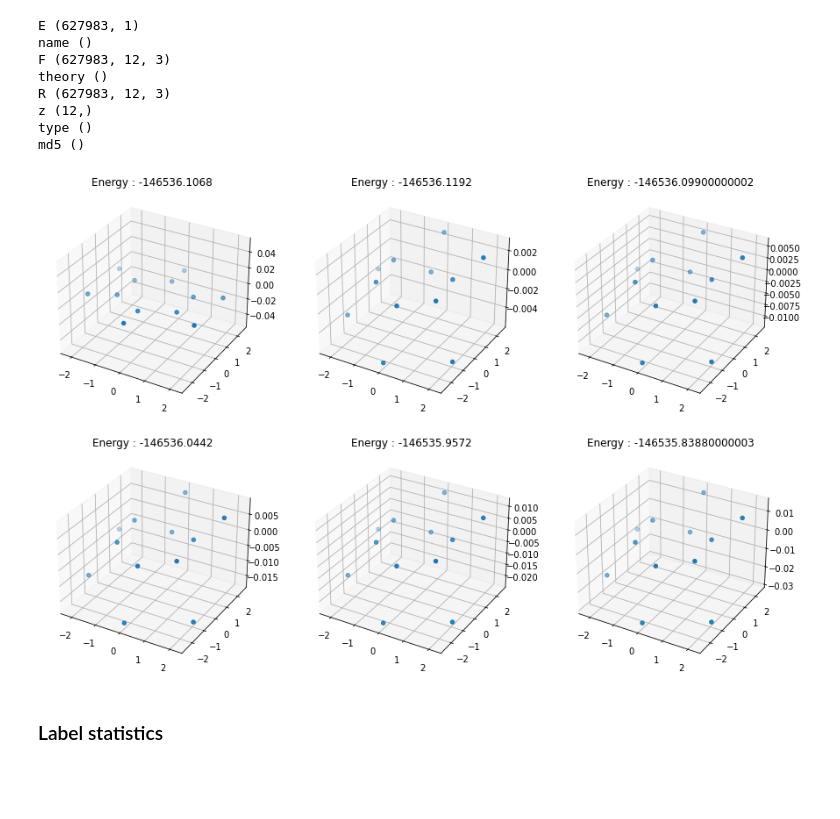
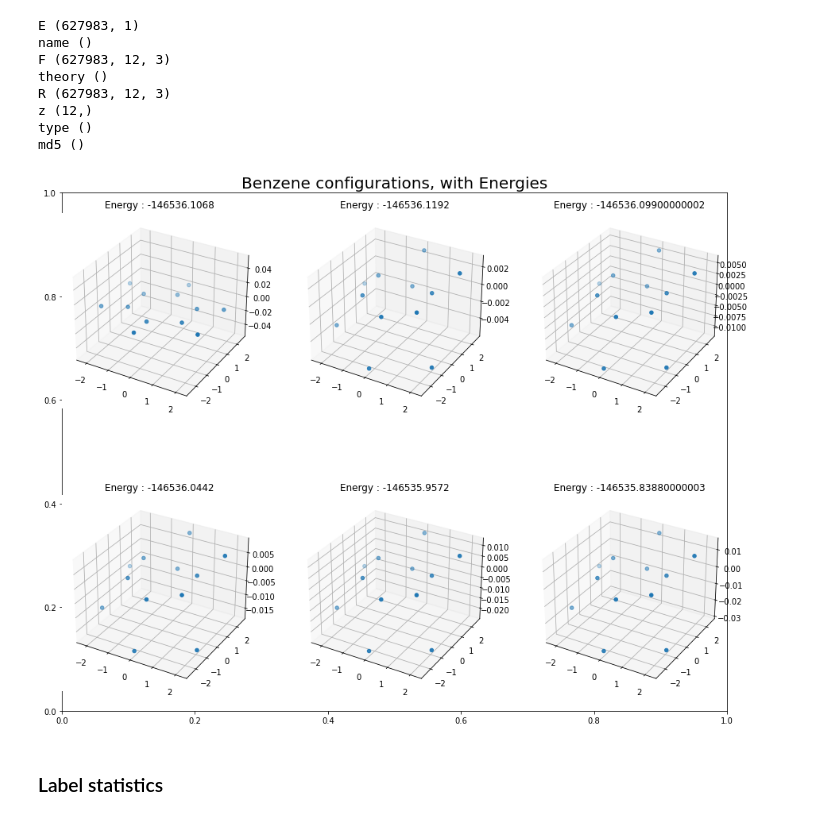
Before and after one commit to shaunak-badani/Energy-Prediction, a Jupyter notebook: Energy Prediction.ipynb, the cells around one changed output. Drawn from its saved outputs; the diff is of its cells as text; code cells hidden in the pictures; blank space fills up the shorter version.

```diff
--- a/Energy Prediction.ipynb
+++ b/Energy Prediction.ipynb
@@ -5,6 +5,7 @@ import matplotlib.pyplot as plt
 ## Importing the dataset
 # %%
 name = 'benzene_old_dft'
+mol = 'Benzene'
 # %%
-benzene_data = np.load("{}.npz".format(name))
+data = np.load("datasets/{}.npz".format(name))
 # %%
@@ -12,8 +13,8 @@ print(benzene_data.files)
 # %% [output]
 ['E', 'name', 'F', 'theory', 'R', 'z', 'type', 'md5']
 # %%
-for i in benzene_data.files:
-    print(i, benzene_data[i].shape)
+for i in data.files:
+    print(i, data[i].shape)
 # %% [output]
 E (627983, 1)
 name ()
@@ -24,18 +25,21 @@ z (12,)
 type ()
 md5 ()
 # %%
-configs = benzene_data['R']
+configs = data['R']
 # %%
-fig = plt.figure(figsize = (15, 10))
+fig = plt.figure(figsize = (15, 12))
+
+plt.title("{} configurations, with Energies".format(mol), fontsize = 20)
 
 for num in range(6):
     ax = fig.add_subplot(2, 3, num + 1, projection = '3d')
     i = configs[num]
     ax.scatter(i[:, 0], i[:, 1], i[:, 2])
-    ax.set_title("Energy : {}".format(benzene_data['E'][num][0]))
-plt.savefig('configurations.png')
+    ax.set_title("Energy : {}".format(data['E'][num][0]))
+plt.savefig("images/{}_configurations.png".format(mol))
+# plt.xticks('off')
 # %% [output]
-[figure, old version]
+[figure, new version]
 # %% [markdown]
 ### Label statistics
 # %%
```
Also changed, not shown: parts of 6 cells of this notebook, 13 other files.
